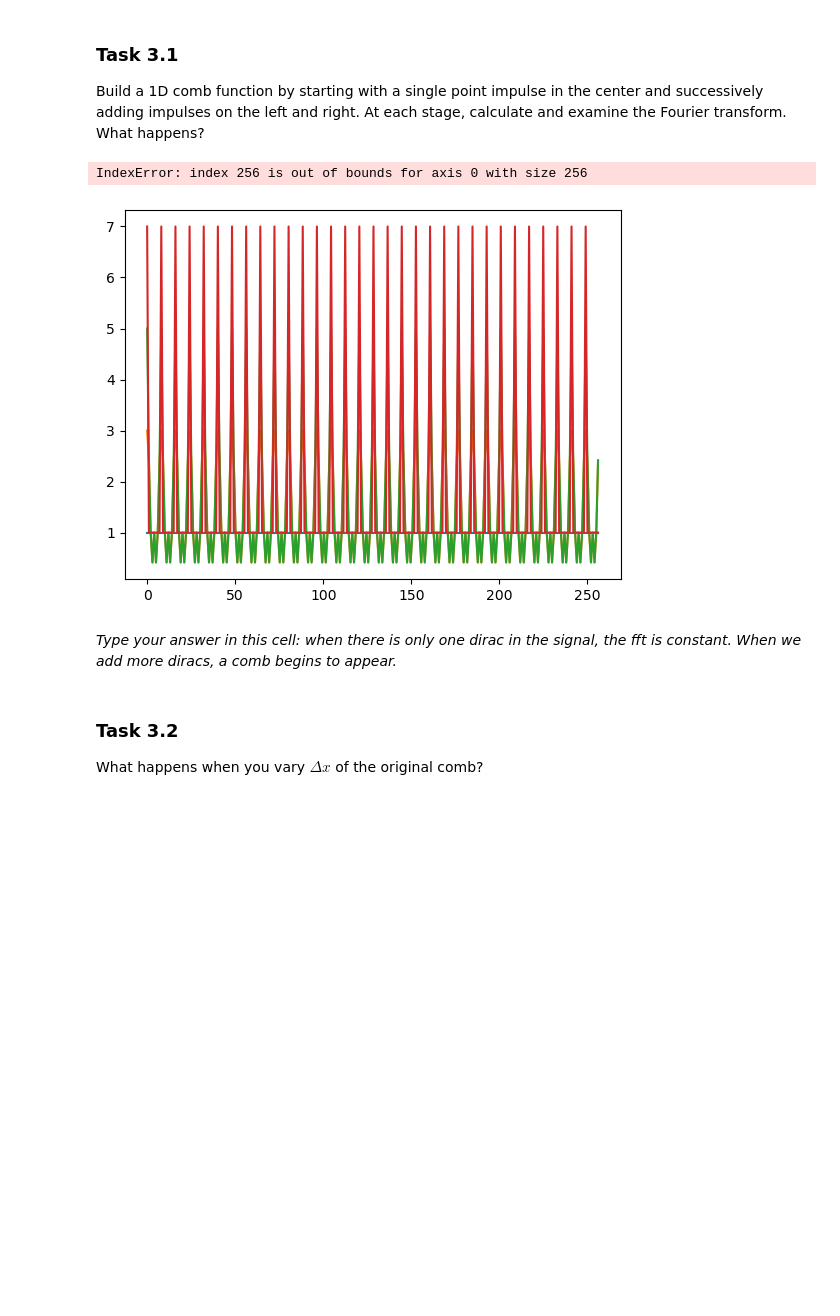
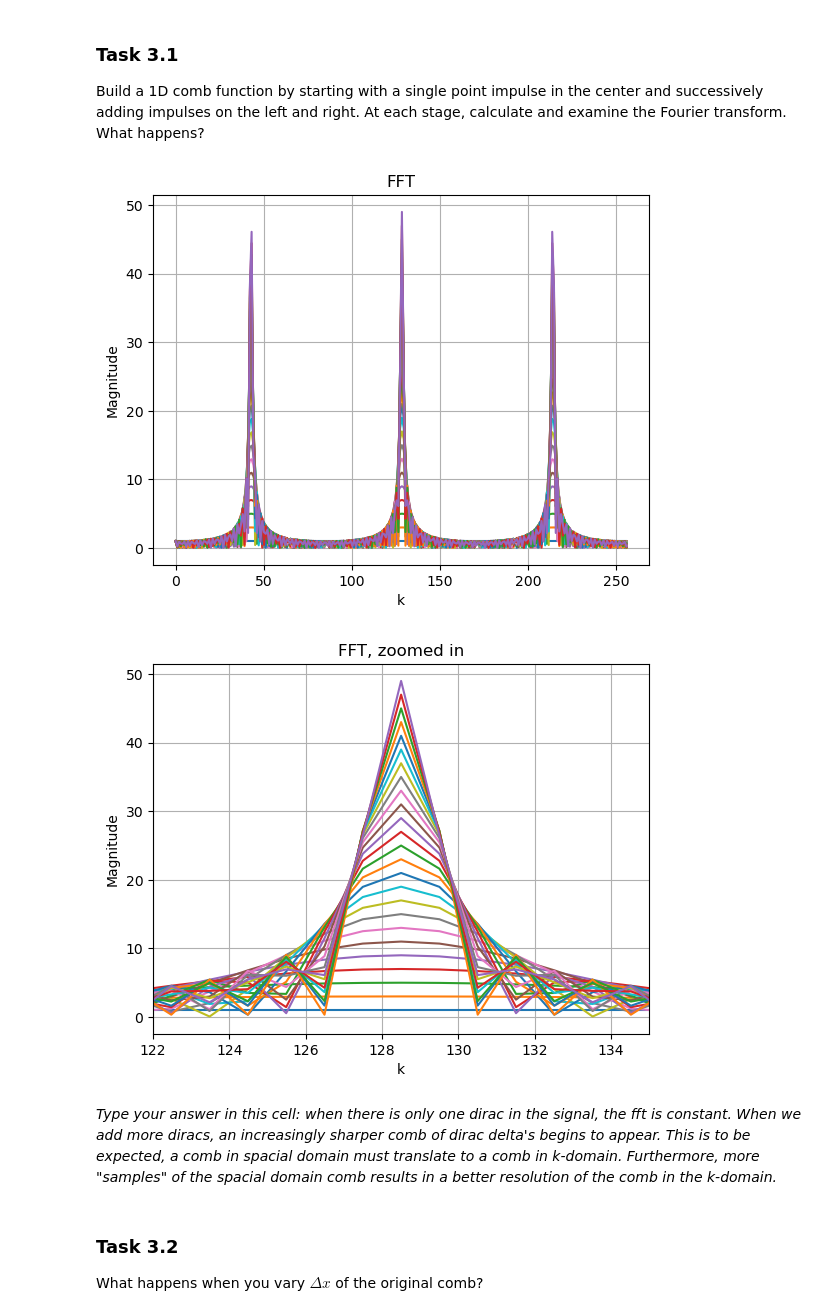
Before and after one commit to sbreddels/BiomedicalImaging, a Jupyter notebook: exercise-ss-1.ipynb, the cells around one changed output. Cells and saved outputs as stored; diff of their text form; code cells hidden in the pictures; blank space fills up the shorter version.

```diff
--- a/exercise-ss-1.ipynb
+++ b/exercise-ss-1.ipynb
@@ -334,43 +334,45 @@ Build a 1D comb function by starting with a single point impulse in the center a
 # %%
 # Type your code in this cell:
 n=256
-m=32 #width of original comb
+m=3 #width of original comb
 
 impulsetrain = np.zeros(n)
-for i in range(100):
-    impulsetrain[(int(n/2) + i*m)] = 1    #n/2 is the middle, each iteration the for loop will add one impulse 16 indices to the right and left.
+for i in range(25):
+    impulsetrain[(int(n/2) + i*m)] = 1    #n/2 is the middle, each iteration the for loop will add one impulse m indices to the right and left.
     impulsetrain[(int(n/2) - i*m)] = 1
     fft = np.fft.fftshift(np.fft.fft(impulsetrain))
-    k = np.linspace(0,n,n)   #STILL NEED TO MAKE THIS AXIS REALISTIC
+    k = np.linspace(0,n,n)
     plt.plot(k, np.abs(fft), label=f'Step {i+1}: {2*i+1} impulses')
 
 plt.title("FFT")
 plt.xlabel("k")
 plt.ylabel("Magnitude")
 plt.grid(True)
-plt.legend()
+#plt.legend()
 plt.show()
+# plt.plot(k, impulsetrain)
+# plt.show()
 
-impulsetrain = np.zeros(100)
-for i in range(4):
-    impulsetrain[(int(n/2) + i*m)] = 1    #n/2 is the middle, each iteration the for loop will add one impulse 16 indices to the right and left.
+impulsetrain = np.zeros(n)
+for i in range(25):
+    impulsetrain[(int(n/2) + i*m)] = 1    #n/2 is the middle, each iteration the for loop will add one impulse m indices to the right and left.
     impulsetrain[(int(n/2) - i*m)] = 1
     fft = np.fft.fftshift(np.fft.fft(impulsetrain))
-    k = np.linspace(0,n,n)   #STILL NEED TO MAKE THIS AXIS REALISTIC
+    k = np.linspace(0,n,n)
     plt.plot(k, np.abs(fft), label=f'Step {i+1}: {2*i+1} impulses')
 
 plt.title("FFT, zoomed in")
 plt.xlabel("k")
 plt.ylabel("Magnitude")
 plt.grid(True)
-plt.xlim(4, 12)  # zoom in
-plt.legend()
+plt.xlim(122, 135)  # zoom in
+#plt.legend()
 plt.show()
 # %% [output]
-IndexError: index 256 is out of bounds for axis 0 with size 256
-[figure, old version]
+[figure, new version]
+[figure, added]
 # %% [markdown]
-*Type your answer in this cell: when there is only one dirac in the signal, the fft is constant. When we add more diracs, a comb begins to appear.*
+*Type your answer in this cell: when there is only one dirac in the signal, the fft is constant. When we add more diracs, an increasingly sharper comb of dirac delta's begins to appear. This is to be expected, a comb in spacial domain must translate to a comb in k-domain. Furthermore, more "samples" of the spacial domain comb results in a better resolution of the comb in the k-domain.*
 # %% [markdown]
 ### Task 3.2
 What happens when you vary $\Delta x$ of the original comb?
```
Also changed, not shown: parts of 1 cell of this notebook.
